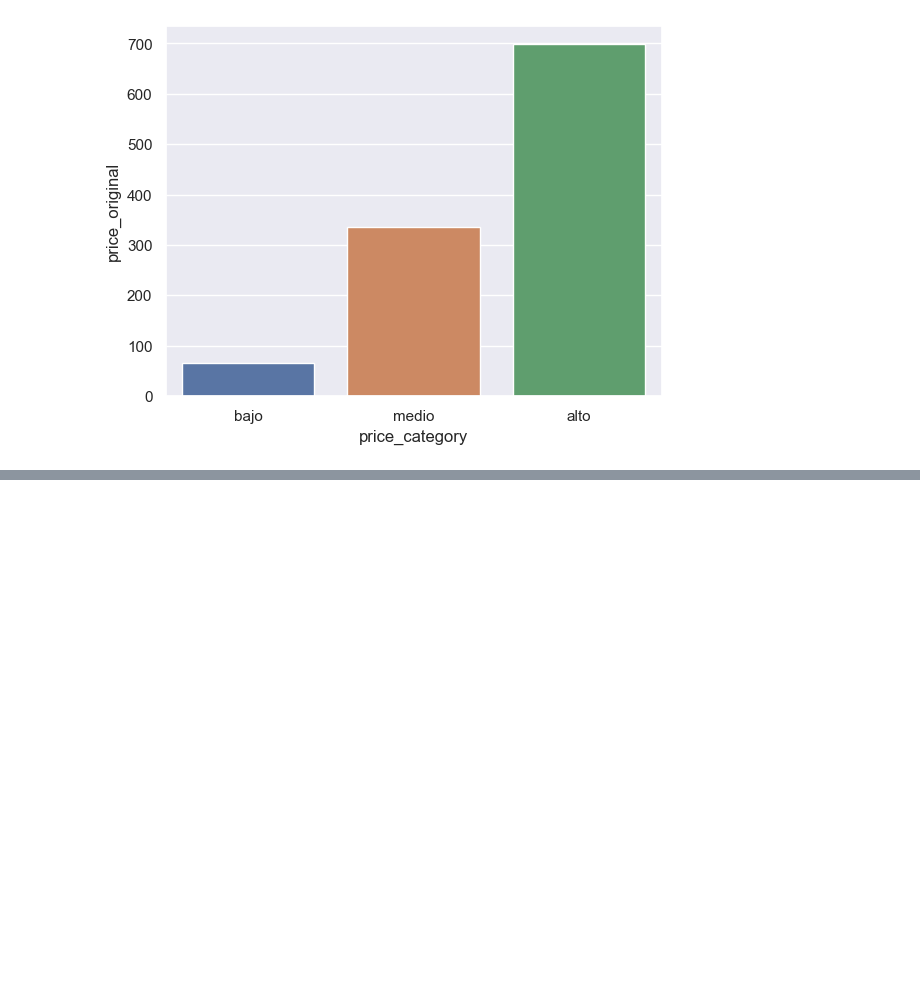
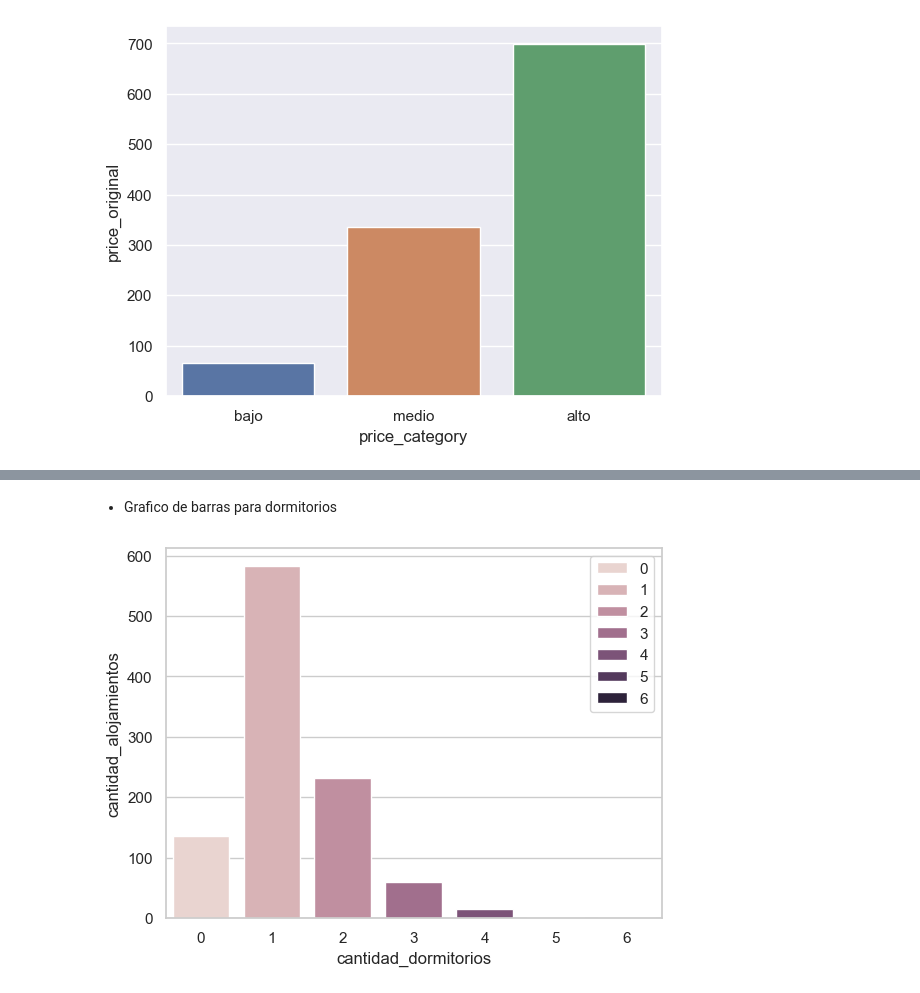
Before and after one commit to carlos1680/CPEDWObligatorio, a Jupyter notebook: trabajo.ipynb, the cells around one changed output, grey strips where cells are left out. Saved outputs shown, nothing was run; the diff lists cells and outputs as text; code cells hidden in the pictures; blank space fills up the shorter version.

```diff
--- a/trabajo.ipynb
+++ b/trabajo.ipynb
@@ -967,0 +2120,17 @@ sns.barplot(x="price_category", y="price_original", hue="price_category", data=d
+# %% [markdown]
+* Grafico de barras para dormitorios
+# %%
+df_dormitorios = df_alquileres.groupby('dormitorio').agg(
+    cantidad_alojamientos=('id_alojamiento', 'count')
+).reset_index()
+df_dormitorios.rename(columns={'dormitorio': 'cantidad_dormitorios'}, inplace=True)
+df_dormitorios['cantidad_dormitorios'] = df_dormitorios['cantidad_dormitorios'].astype('int')
+
+sns.set_theme(style="whitegrid")
+sns.barplot(data=df_dormitorios, x="cantidad_dormitorios",
+            y='cantidad_alojamientos', hue='cantidad_dormitorios',  errorbar=None)
+
+plt.legend()
+plt.show()
+# %% [output]
+[figure, added]
```
Also changed, not shown: parts of 150 cells of this notebook.
